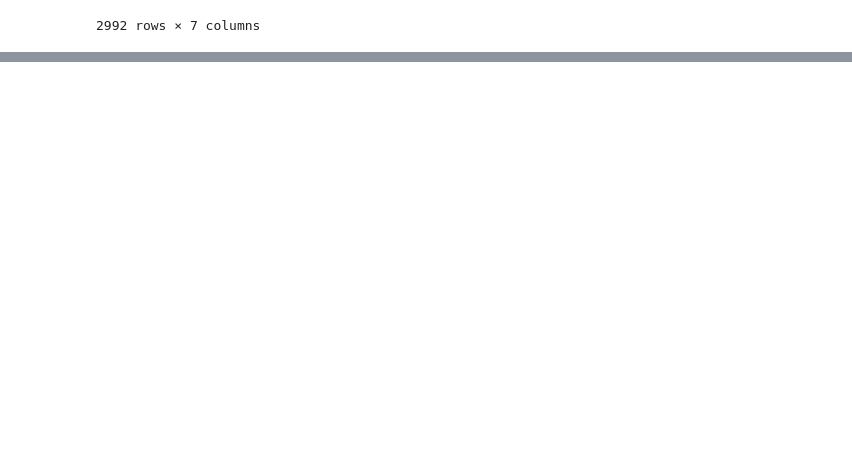
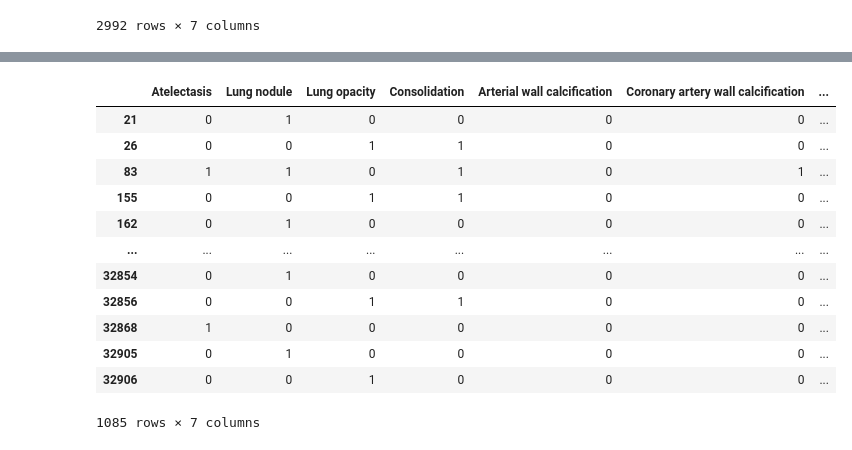
Before and after one commit to ckekula/fyp-3d-ct, a Jupyter notebook: models/eda.ipynb, the cells around one changed output, grey strips where cells are left out. Cells and saved outputs as stored; diff of their text form; code cells hidden in the pictures; blank space fills up the shorter version.

```diff
--- a/models/eda.ipynb
+++ b/models/eda.ipynb
@@ -333,12 +311,23 @@ shortlisted_abnormalities = [
     "Lung nodule",
     "Lung opacity",
     "Consolidation",
-    "Mosaic attenuation pattern",
+    "Arterial wall calcification",
+    "Coronary artery wall calcification",
     "Bronchiectasis",
 ]
 # %%
-with open("/home/chest_ct/code/data/rexgrounding-ct/binary/updated_dataset.json", "r") as f:
-    updated_dataset = json.load(f)
+segmentations_folder_path = r"/home/chest_ct/code/data/segmentations/segmentations"
 
-with open("/home/chest_ct/code/data/rexgrounding-ct/binary/updated_dataset.json", "r") as f:
-    updated_dataset = json.load(f)
+segmentations = [
+    f for f in os.listdir(segmentations_folder_path)
+    if os.path.isfile(os.path.join(segmentations_folder_path, f))
+]
+
+train_labels = pd.read_csv("/home/chest_ct/code/data/ct-rate/train_labels.csv")
+
+files = []
+# Iterate over the rows of the dataframe
+for index, row in train_labels.iterrows():
+    if row["Consolidation"] == 1 or row["Atelectasis"] == 1 or row["Bronchiectasis"] == 1 or row["Arterial wall calcification"] == 1 or row["Coronary artery wall calcification"] == 1 or row["Lung nodule"] == 1 or row["Lung opacity"] == 1:
+        if row["VolumeName"] in segmentations:
+            files.append(row["VolumeName"])
@@ -360,0 +338,3 @@ pd.DataFrame(data["training"])
+# %%
+shortlisted_train_labels = pd.DataFrame(train_labels[train_labels["VolumeName"].isin(files)])
+shortlisted_train_labels
@@ -360,0 +355,21 @@ pd.DataFrame(data["training"])
+# %%
+# Get the columns that are *not* in the shortlisted list
+non_shortlisted_columns = [col for col in shortlisted_train_labels.columns if col not in shortlisted_abnormalities]
+
+# Filter rows where non-shortlisted columns have a value of 1
+shortlisted_train_labels = shortlisted_train_labels[~shortlisted_train_labels[non_shortlisted_columns].eq(1).any(axis=1)]
+shortlisted_train_labels[shortlisted_abnormalities]
+# %% [output]
+|  | Atelectasis | Lung nodule | Lung opacity | Consolidation | Arterial wall calcification | Coronary artery wall calcification | ... |
+| 21 | 0 | 1 | 0 | 0 | 0 | 0 | ... |
+| 26 | 0 | 0 | 1 | 1 | 0 | 0 | ... |
+| 83 | 1 | 1 | 0 | 1 | 0 | 1 | ... |
+| 155 | 0 | 0 | 1 | 1 | 0 | 0 | ... |
+| 162 | 0 | 1 | 0 | 0 | 0 | 0 | ... |
+| ... | ... | ... | ... | ... | ... | ... | ... |
+| 32854 | 0 | 1 | 0 | 0 | 0 | 0 | ... |
+| 32856 | 0 | 0 | 1 | 1 | 0 | 0 | ... |
+| 32868 | 1 | 0 | 0 | 0 | 0 | 0 | ... |
+| 32905 | 0 | 1 | 0 | 0 | 0 | 0 | ... |
+| 32906 | 0 | 0 | 1 | 0 | 0 | 0 | ... |
+1085 rows × 7 columns
```
Also changed, not shown: parts of 7 cells of this notebook, 4 other files.
